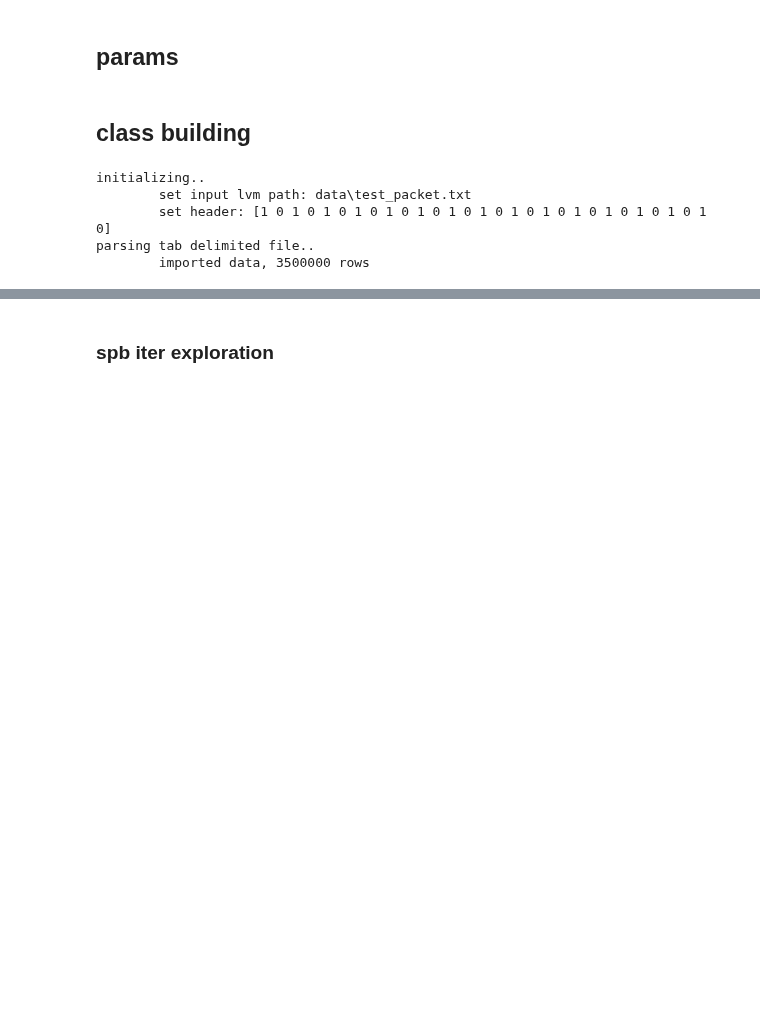
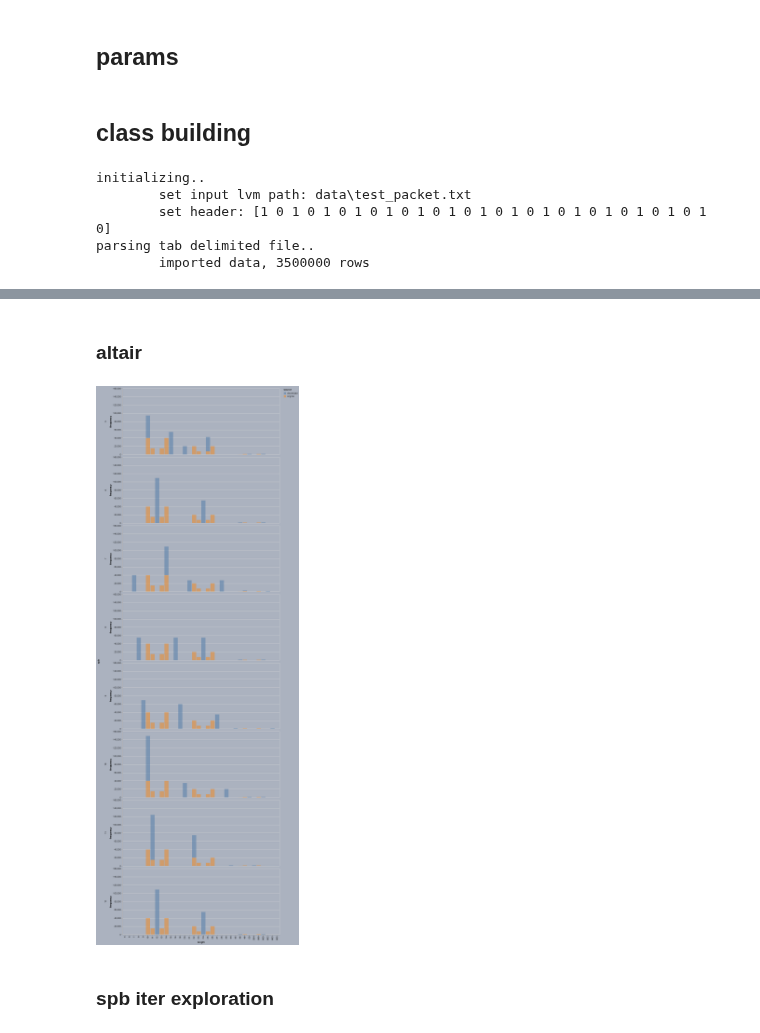
Before and after one commit to tjbergst/data-parsing, a Jupyter notebook: code-parser-translation.ipynb, the cells around one changed output, grey strips where cells are left out. Drawn from its saved outputs; the diff is of its cells as text; code cells hidden in the pictures; blank space fills up the shorter version.

Commit message:
added new get_signal_stats method to return state length frequencies, compared discretized signal frequencies to original

```diff
--- a/code-parser-translation.ipynb
+++ b/code-parser-translation.ipynb
@@ -263,7 +264,7 @@ class DataParserLVM:
         print(
             f'\tcomplete, discretized signal: {self.discretized_array.size} entries ' +
             f'({reduction:0.2f}% of original)\n'
-            f'\tprocessing time: {time.time() - start_time:0.4f} sec, hot damn.'
+            f'\tprocessing time: {time.time() - start_time:0.4f} sec'
         )
 
 
@@ -303,6 +304,13 @@ class DataParserLVM:
             )[0]
         else:
             return []
+
+
+    def get_signal_stats(self, data):
+        state_lengths = self.get_correct_state_length_list(data)
+
+        return Counter(state_lengths).most_common()
+
 
 
     def output_discretized_array(self, output_path='auto', output_format='csv'):
@@ -353,6 +361,7 @@ class DataParserLVM:
 
 
 
+
     def main(self):
         self.discretize_signal()
 # %%
@@ -398,0 +416,8 @@ state_freqs = Counter(state_lengths)
+# %%
+spb_list = [i for i in range(5, 13, 1)]
+df_dict = {}
+
+for spb in spb_list:
+    DP.discretize_signal(spb)
+
+    df_dict[spb] = create_dataframe(DP.data, DP.discretized_array, DP.spb)
@@ -398,0 +442,14 @@ state_freqs = Counter(state_lengths)
+# %%
+full_df = (
+    pd
+    .concat([df for df in df_dict.values()])
+    .assign(
+        length = lambda x: [
+            leng
+                if source == 'original'
+                else leng * spb
+            for leng, source, spb
+            in zip(x.length, x.source, x.spb)
+        ]
+    )
+)
@@ -398,0 +465,2 @@ state_freqs = Counter(state_lengths)
+# %% [markdown]
+### altair
@@ -399,3 +471,18 @@ state_freqs = Counter(state_lengths)
+# %%
+alt.Chart(
+    full_df
+).mark_bar(
+    opacity=0.5
+).encode(
+    alt.X('length:N'),
+    alt.Y('frequency:Q'),
+    color='source:N',
+    row='spb:N'
+).configure(
+    background='#abb2bf'
+)
+# %% [output]
+[figure, added]
 # %% [markdown]
 ### spb iter exploration
 # %%
```
Also changed, not shown: parts of 43 cells of this notebook.
